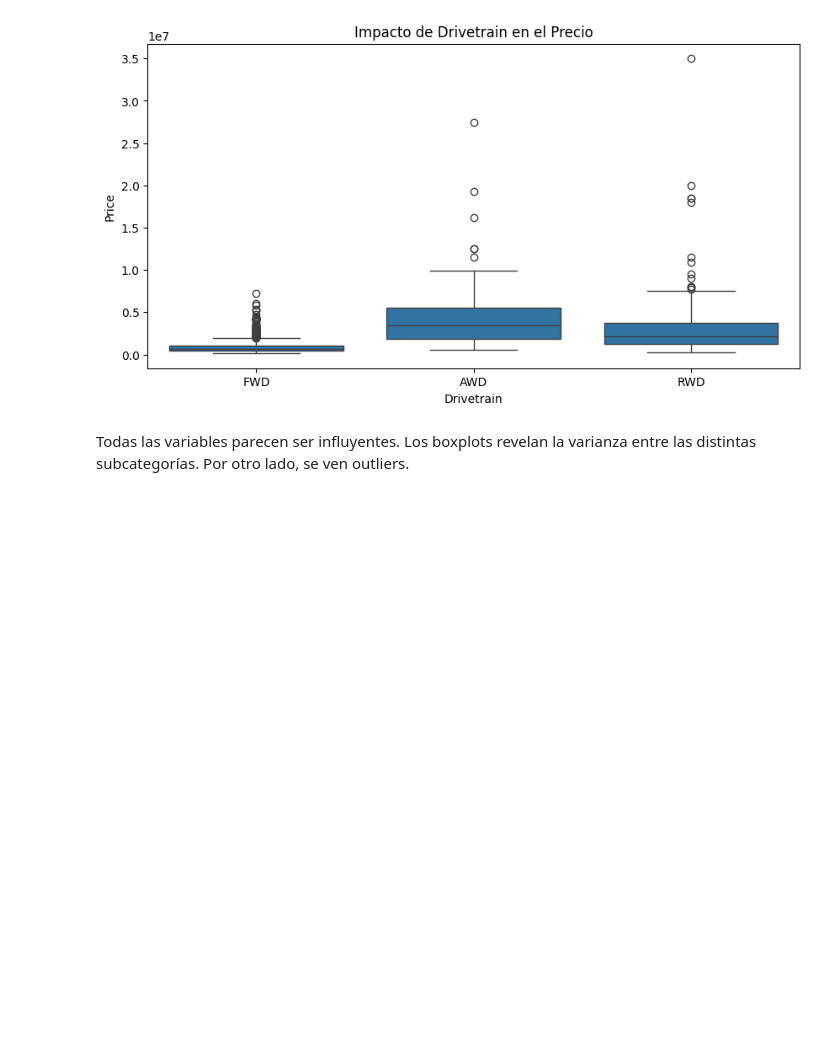
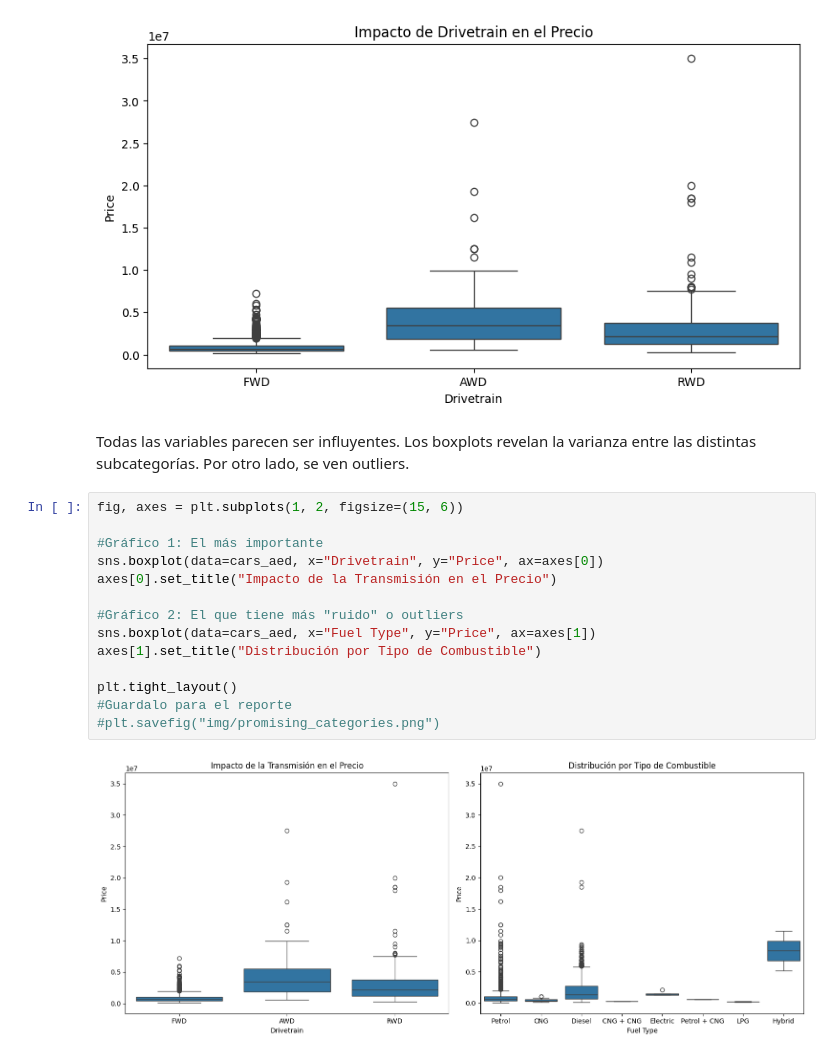
Before and after one commit to JnDecibe/car-price-prediction-pipeline, a Jupyter notebook: notebooks/AED.ipynb, the cells around one changed output. Saved outputs shown, nothing was run; the diff lists cells and outputs as text; blank space fills up the shorter version.

```diff
--- a/notebooks/AED.ipynb
+++ b/notebooks/AED.ipynb
@@ -78,3 +78,19 @@ for categoria in categorias_clave:
 [figure]
 # %% [markdown]
 Todas las variables parecen ser influyentes. Los boxplots revelan la varianza entre las distintas subcategorías. Por otro lado, se ven outliers.
+# %%
+fig, axes = plt.subplots(1, 2, figsize=(15, 6))
+
+#Gráfico 1: El más importante
+sns.boxplot(data=cars_aed, x="Drivetrain", y="Price", ax=axes[0])
+axes[0].set_title("Impacto de la Transmisión en el Precio")
+
+#Gráfico 2: El que tiene más "ruido" o outliers
+sns.boxplot(data=cars_aed, x="Fuel Type", y="Price", ax=axes[1])
+axes[1].set_title("Distribución por Tipo de Combustible")
+
+plt.tight_layout()
+#Guardalo para el reporte
+#plt.savefig("img/promising_categories.png")
+# %% [output]
+[figure, added]
```
Also changed, not shown: 7 other files.
